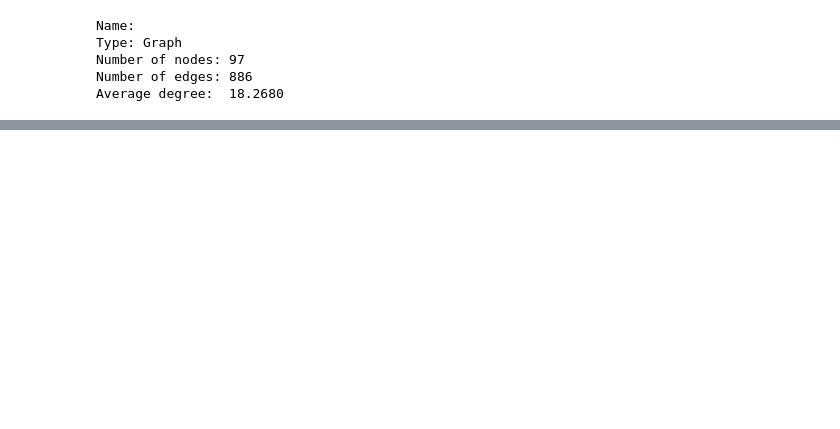
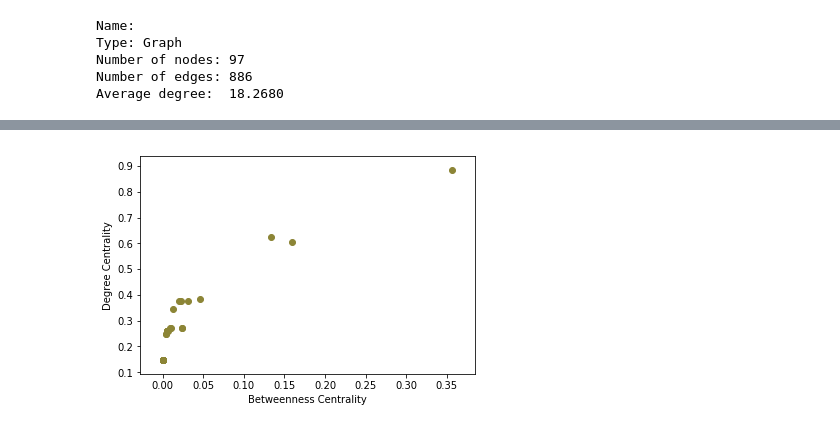
Before and after one commit to brynl/WesAndersonNetwork, a Jupyter notebook: WesAnderson.ipynb, the cells around one changed output, grey strips where cells are left out. Saved outputs shown, nothing was run; the diff lists cells and outputs as text; code cells hidden in the pictures; blank space fills up the shorter version.

```diff
--- a/WesAnderson.ipynb
+++ b/WesAnderson.ipynb
@@ -193,0 +195,8 @@ sorted(betCent, key=betCent.get, reverse=True)[:10]
+# %%
+plt.figure()
+plt.scatter(list(bet_cent.values()), list(deg_cent.values()), color = Moonrise1_5.mpl_colors[2])
+plt.xlabel("Betweenness Centrality")
+plt.ylabel("Degree Centrality")
+plt.show()
+# %% [output]
+[figure, added]
```
Also changed, not shown: parts of 14 cells of this notebook.
